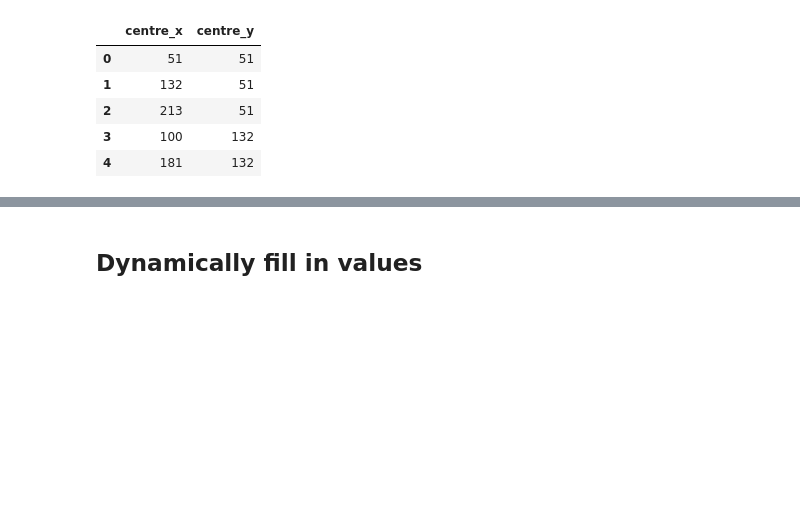
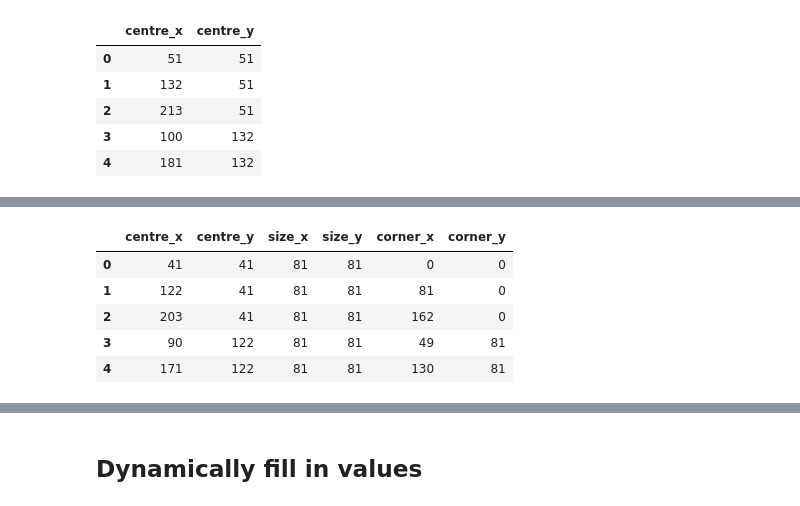
Before and after one commit to CamachoDejay/teaching-bioimage-analysis-python, a Jupyter notebook: short_examples/zarr-from-tiles/zarr-minimal-example-tiles.ipynb, the cells around one changed output, grey strips where cells are left out. Cells and saved outputs as stored; diff of their text form; code cells hidden in the pictures; blank space fills up the shorter version.

```diff
--- a/short_examples/zarr-from-tiles/zarr-minimal-example-tiles.ipynb
+++ b/short_examples/zarr-from-tiles/zarr-minimal-example-tiles.ipynb
@@ -44,0 +71,23 @@ This means the full area is 254, 173 pixels
+# %%
+def translation00(df):
+    # simple helper function that translates the array to 0,0
+    df00 = df.copy()
+    min_x = df.min()["corner_x"]
+    min_y = df.min()["corner_y"]
+
+    df00['corner_x'] = df00.apply(lambda x: x["corner_x"] - min_x, axis=1)
+    df00['centre_x'] = df00.apply(lambda x: x["centre_x"] - min_x, axis=1)
+    df00['corner_y'] = df00.apply(lambda x: x["corner_y"] - min_y, axis=1)
+    df00['centre_y'] = df00.apply(lambda x: x["centre_y"] - min_y, axis=1)
+
+    return df00
+# %%
+df00 = translation00(df)
+df00
+# %% [output]
+|  | centre_x | centre_y | size_x | size_y | corner_x | corner_y |
+| 0 | 41 | 41 | 81 | 81 | 0 | 0 |
+| 1 | 122 | 41 | 81 | 81 | 81 | 0 |
+| 2 | 203 | 41 | 81 | 81 | 162 | 0 |
+| 3 | 90 | 122 | 81 | 81 | 49 | 81 |
+| 4 | 171 | 122 | 81 | 81 | 130 | 81 |
```
Also changed, not shown: parts of 30 cells of this notebook.
